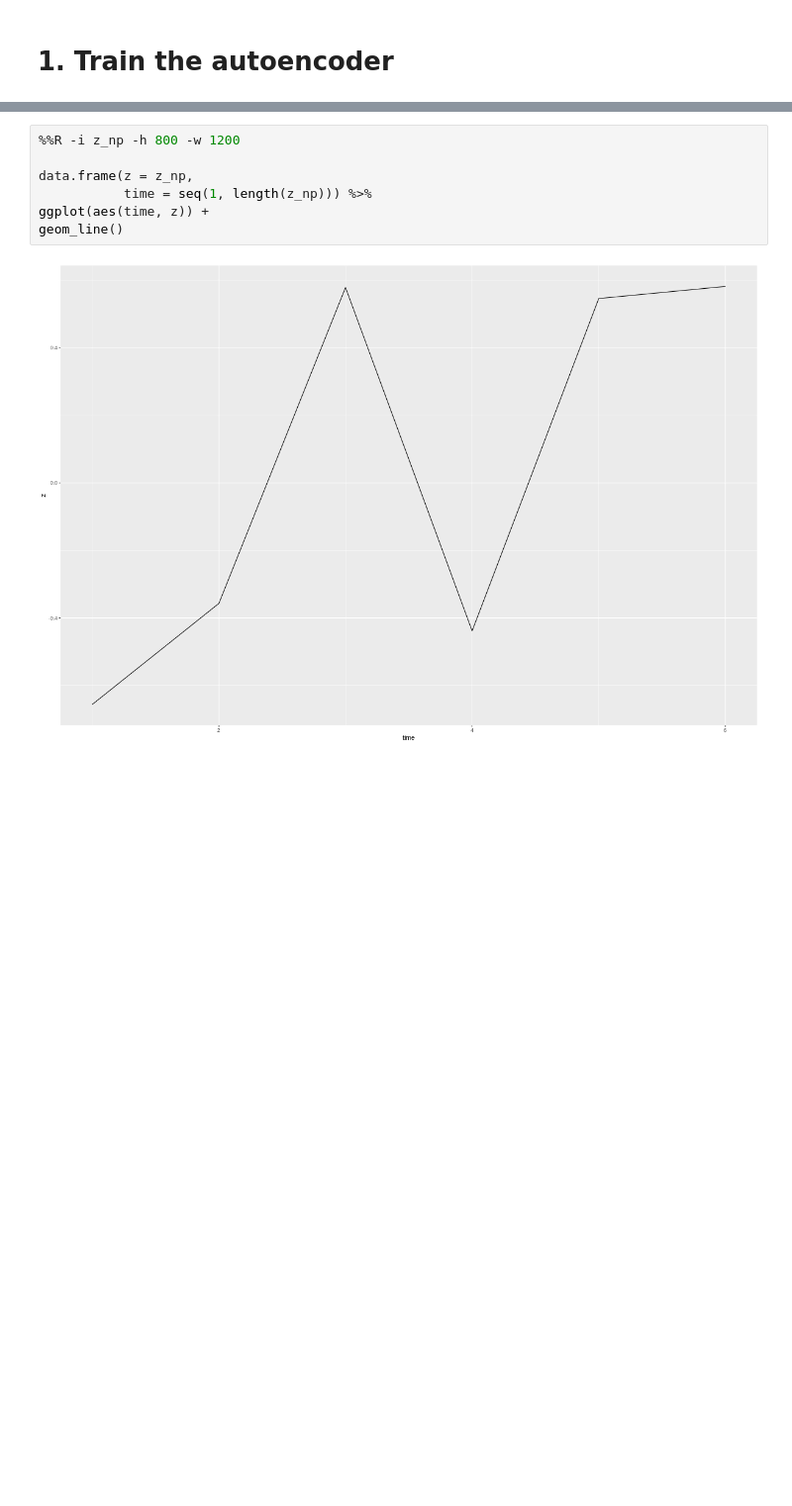
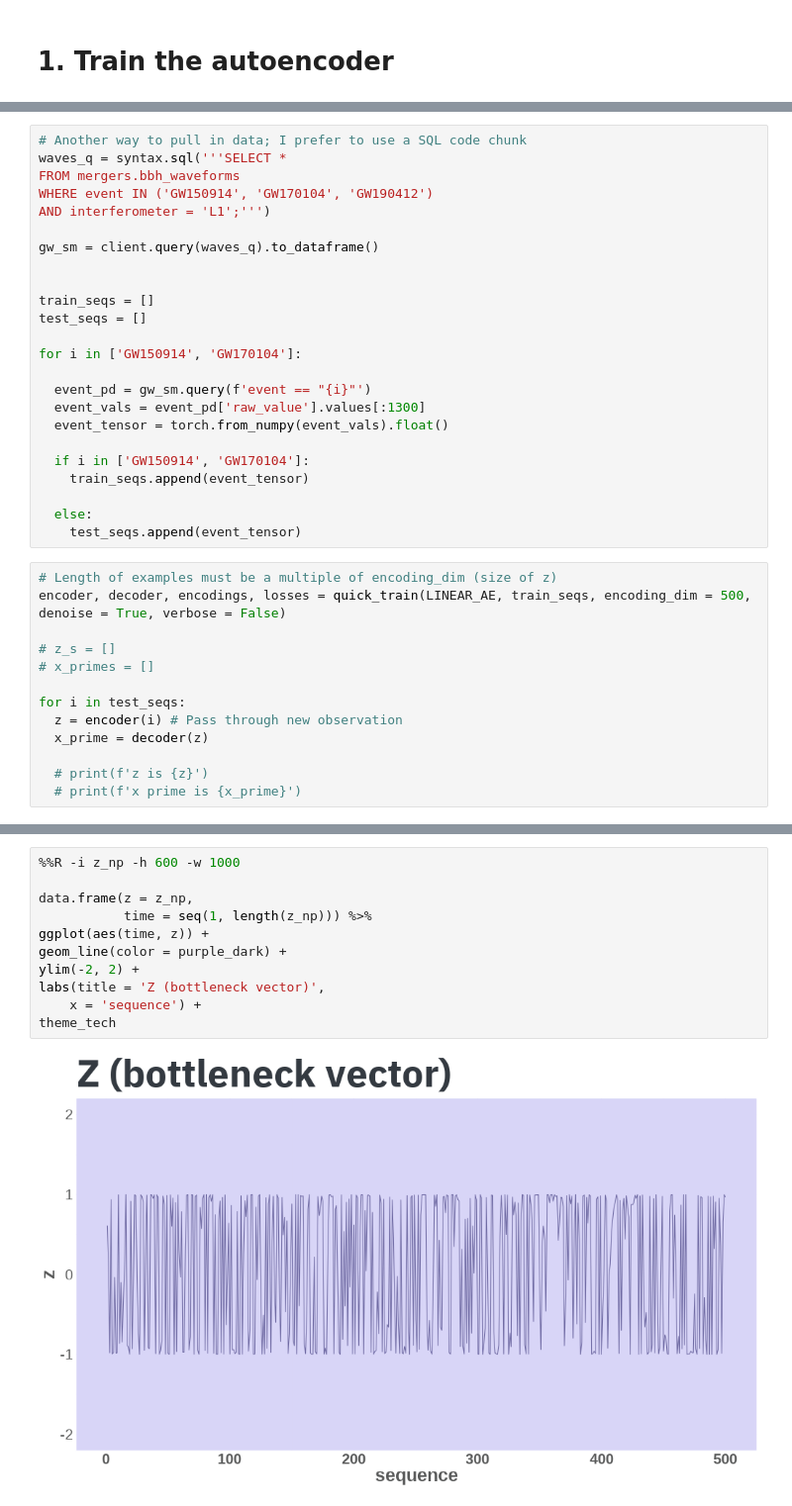
Before and after one commit to sullivannicole/grav-waves, a Jupyter notebook: 02_autoencoder.ipynb, the cells around one changed output, grey strips where cells are left out. Shown at 99% size. Saved outputs shown, nothing was run; the diff lists cells and outputs as text; blank space fills up the shorter version.

Commit message:
Use real waveform data for compression; create all the desired plots and add aes

```diff
--- a/02_autoencoder.ipynb
+++ b/02_autoencoder.ipynb
@@ -62,0 +104,37 @@ x prime is tensor([0.5188, 0.2469, 0.5868, 0.1656, 0.3313, 0.2700, 0.7385, 0.105
+# %%
+# Another way to pull in data; I prefer to use a SQL code chunk
+waves_q = syntax.sql('''SELECT *
+FROM mergers.bbh_waveforms
+WHERE event IN ('GW150914', 'GW170104', 'GW190412')
+AND interferometer = 'L1';''')
+
+gw_sm = client.query(waves_q).to_dataframe()
+
+
+train_seqs = []
+test_seqs = []
+
+for i in ['GW150914', 'GW170104']:
+
+  event_pd = gw_sm.query(f'event == "{i}"')
+  event_vals = event_pd['raw_value'].values[:1300]
+  event_tensor = torch.from_numpy(event_vals).float()
+
+  if i in ['GW150914', 'GW170104']:
+    train_seqs.append(event_tensor)
+
+  else:
+    test_seqs.append(event_tensor)
+# %%
+# Length of examples must be a multiple of encoding_dim (size of z)
+encoder, decoder, encodings, losses = quick_train(LINEAR_AE, train_seqs, encoding_dim = 500, denoise = True, verbose = False)
+
+# z_s = []
+# x_primes = []
+
+for i in test_seqs:
+  z = encoder(i) # Pass through new observation
+  x_prime = decoder(z)
+
+  # print(f'z is {z}')
+  # print(f'x prime is {x_prime}')
@@ -97,9 +182,13 @@ x_orig = np.array([0.90, 0.15, 0.77, 0.12, 0.8000, 0.1200, 0.80, 0.1000, 0.85])
 # %%
-%%R -i z_np -h 800 -w 1200
+%%R -i z_np -h 600 -w 1000
 
 data.frame(z = z_np,
            time = seq(1, length(z_np))) %>%
 ggplot(aes(time, z)) +
-geom_line()
+geom_line(color = purple_dark) +
+ylim(-2, 2) +
+labs(title = 'Z (bottleneck vector)',
+    x = 'sequence') +
+theme_tech
 # %% [output]
-[figure, old version]
+[figure, new version]
```
Also changed, not shown: parts of 21 cells of this notebook.
